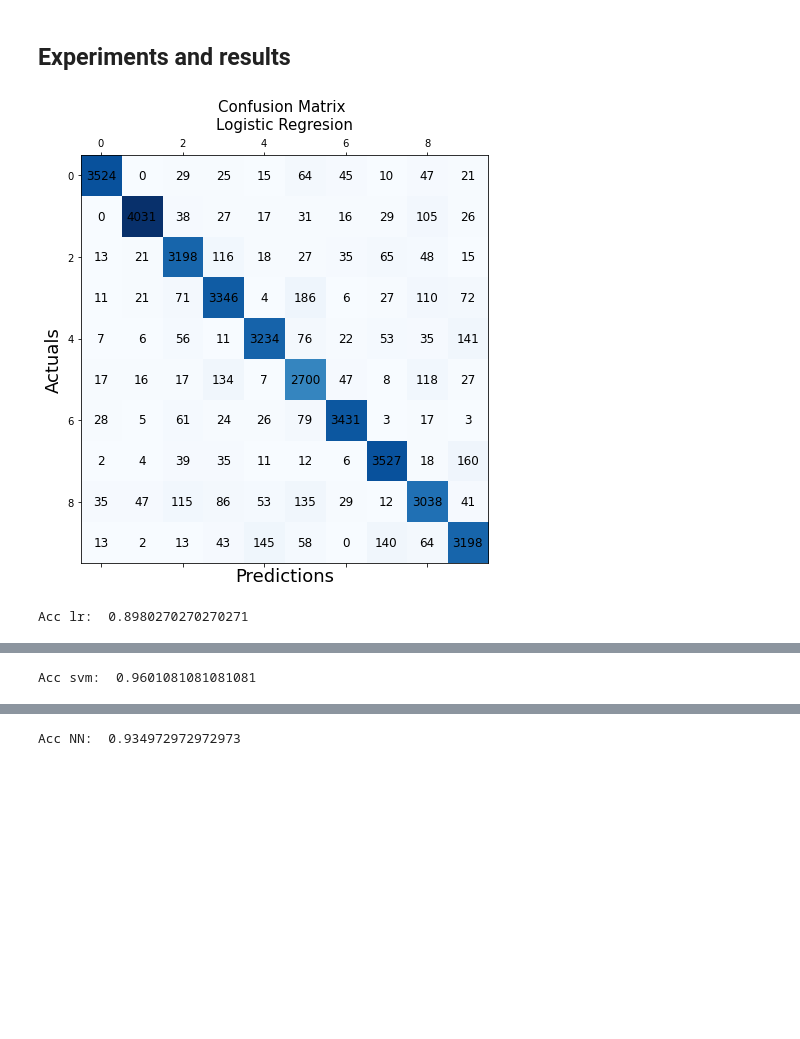
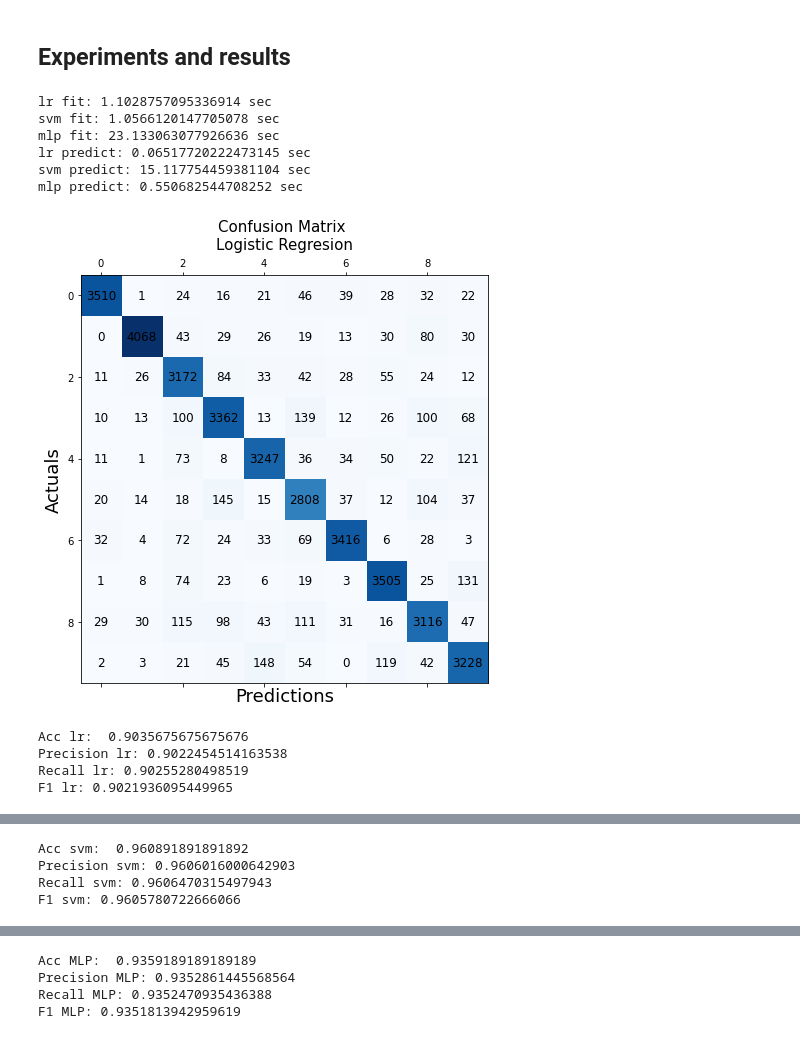
Before and after one commit to cristi2019255/DigitRecognition, a Jupyter notebook: Pattern_recognition_assignment_1.ipynb, the cells around one changed output, grey strips where cells are left out. Saved outputs shown, nothing was run; the diff lists cells and outputs as text; code cells hidden in the pictures; blank space fills up the shorter version.

```diff
--- a/Pattern_recognition_assignment_1.ipynb
+++ b/Pattern_recognition_assignment_1.ipynb
@@ -111,0 +112,6 @@ print(len(preprocessed), img_size)
+# %%
+# preprocessing data set
+digits_original = digits
+digits, img_size = preprocess_dataset(digits)
+print(len(digits), img_size)
+print(f'image shape {digits[0].shape}')
@@ -405,7 +459,7 @@ Accuracy improved from 22 % to 72 % that shows how dimensionality reduction matt
 ## Cross validation
 # %%
 #each digit in the initial dataset (digits) is resized from (28,28) to (14,14)
-resized = np.array([cv2.resize(np.reshape(sample, (28, 28)).astype('uint8'), dsize=(14, 14)).flatten() for sample in digits])
+resized = np.array([cv2.resize(np.reshape(sample, (28, 28)).astype('uint8'), dsize=(14, 14)).flatten() for sample in digits_original])
 print(len(resized))
 # %% [output]
 42000
@@ -553,40 +665,88 @@ Best params for FF NN are:  (400,) logistic adam
 # %% [markdown]
 ## Experiments and results
+# %%
+# This code section upload the best hyperparameter in order to not go through
+# the cross validation process
+best_lambda_lr = 0.019952623149689888
+best_kernel_svm = 'rbf'
+best_C_svm = 7.943282347243081
+best_hidden_layer_sizes_NN = (320,)
+best_activation_NN = 'logistic'
+best_solver_NN = 'adam'
 # %%
 # Experiments with the found hyper parameters
+start = time.time()
 lr = LogisticRegression(solver='liblinear',
                         penalty='l1',
-                        C = best_lambda_lr
+                        C = best_lambda_lr,
+                        random_state=0
                         ).fit(train_X, train_y)
+end = time.time()
+print(f'lr fit: {end-start} sec')
 
+start = time.time()
 svm_clf = svm.SVC(
               kernel= best_kernel_svm,
-              C= best_C_svm
+              C= best_C_svm,
+              random_state=0
               ).fit(train_X,train_y)
+end = time.time()
+print(f'svm fit: {end-start} sec')
 
+start = time.time()
 nn = MLPClassifier(
                     hidden_layer_sizes = best_hidden_layer_sizes_NN,
                     activation = best_activation_NN,
                     solver = best_solver_NN,
-                    #alpha = best_alpha_NN,
-                    #learning_rate = best_learning_rate_NN
+                    random_state=0
                   ).fit(train_X,train_y)
+end = time.time()
+print(f'mlp fit: {end-start} sec')
 
+start = time.time()
 y_pred_lr = lr.predict(test_X)
+end = time.time()
+print(f'lr predict: {end-start} sec')
+
+start = time.time()
 y_pred_svm = svm_clf.predict(test_X)
+end = time.time()
+print(f'svm predict: {end-start} sec')
+
+start = time.time()
 y_pred_mlp = nn.predict(test_X)
+end = time.time()
+print(f'mlp predict: {end-start} sec')
 
 conf_matrix = confusion_matrix(y_pred_lr, test_y)
 plot_conf_matrix(conf_matrix, title = ' \nLogistic Regresion')
 print(f'Acc lr: ' ,accuracy_score(y_pred_lr, test_y))
+print(f'Precision lr: {precision_score(y_pred_lr, test_y, average="macro")}')
+print(f'Recall lr: {recall_score(y_pred_lr, test_y, average="macro")}')
+print(f'F1 lr: {f1_score(y_pred_lr, test_y, average="macro")}')
 
 conf_matrix = confusion_matrix(y_pred_svm, test_y)
 plot_conf_matrix(conf_matrix, title = ' \nSVM')
 print(f'Acc svm: ' ,accuracy_score(y_pred_svm, test_y))
+print(f'Precision svm: {precision_score(y_pred_svm, test_y, average="macro")}')
+print(f'Recall svm: {recall_score(y_pred_svm, test_y, average="macro")}')
+print(f'F1 svm: {f1_score(y_pred_svm, test_y, average="macro")}')
 
 conf_matrix = confusion_matrix(y_pred_mlp, test_y)
 plot_conf_matrix(conf_matrix, title = ' \nMLP')
-print(f'Acc NN: ' ,accuracy_score(y_pred_mlp, test_y))
+print(f'Acc MLP: ' ,accuracy_score(y_pred_mlp, test_y))
+print(f'Precision MLP: {precision_score(y_pred_mlp, test_y, average="macro")}')
+print(f'Recall MLP: {recall_score(y_pred_mlp, test_y, average="macro")}')
+print(f'F1 MLP: {f1_score(y_pred_mlp, test_y, average="macro")}')
 # %% [output]
+lr fit: 1.1028757095336914 sec
+svm fit: 1.0566120147705078 sec
+mlp fit: 23.133063077926636 sec
+lr predict: 0.06517720222473145 sec
+svm predict: 15.117754459381104 sec
+mlp predict: 0.550682544708252 sec
-[figure, old version]
+[figure, new version]
-Acc lr:  0.8980270270270271
+Acc lr:  0.9035675675675676
+Precision lr: 0.9022454514163538
+Recall lr: 0.90255280498519
+F1 lr: 0.9021936095449965
@@ -594 +754,4 @@ Acc lr:  0.8980270270270271
-Acc svm:  0.9601081081081081
+Acc svm:  0.960891891891892
+Precision svm: 0.9606016000642903
+Recall svm: 0.9606470315497943
+F1 svm: 0.9605780722666066
@@ -596 +759,4 @@ Acc svm:  0.9601081081081081
-Acc NN:  0.934972972972973
+Acc MLP:  0.9359189189189189
+Precision MLP: 0.9352861445568564
+Recall MLP: 0.9352470935436388
+F1 MLP: 0.9351813942959619
```
Also changed, not shown: parts of 30 cells of this notebook.
